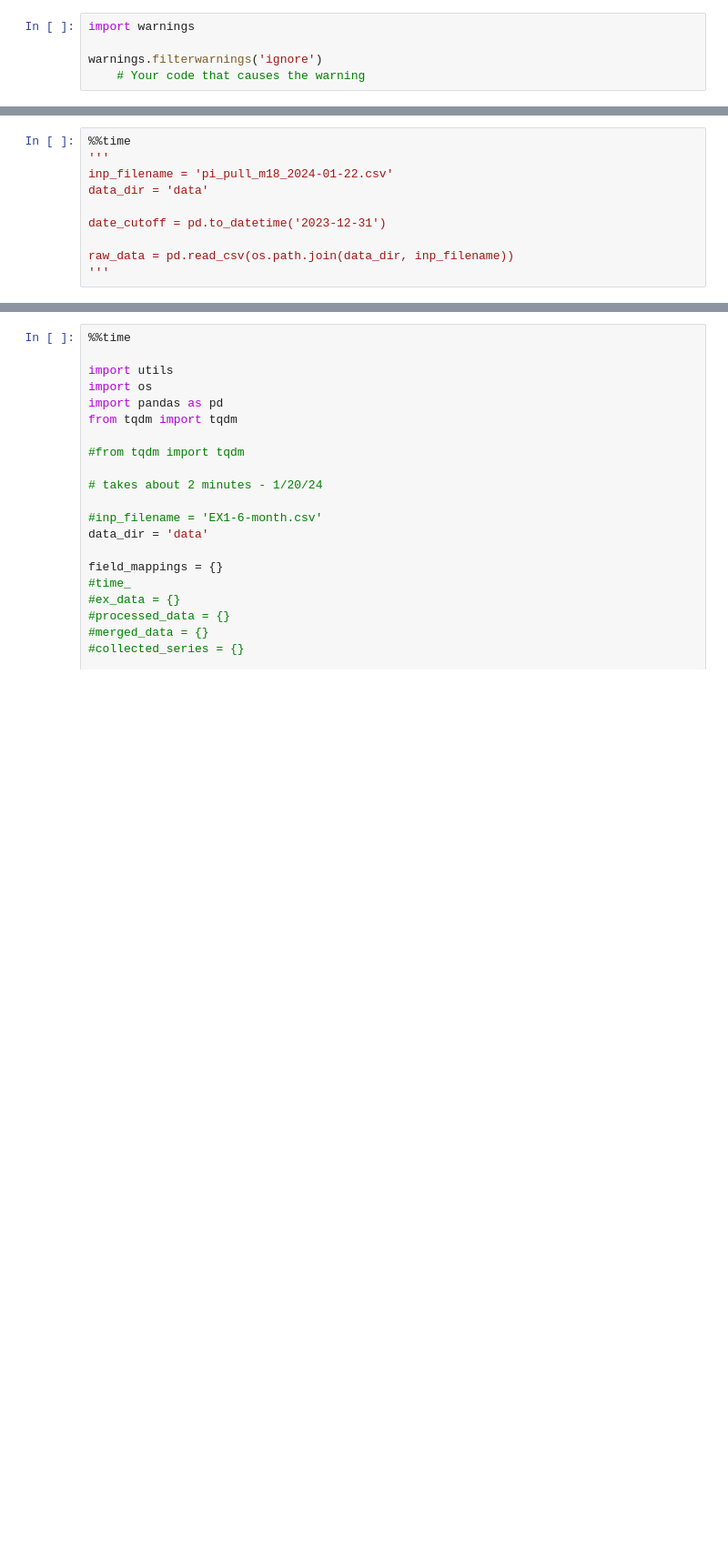
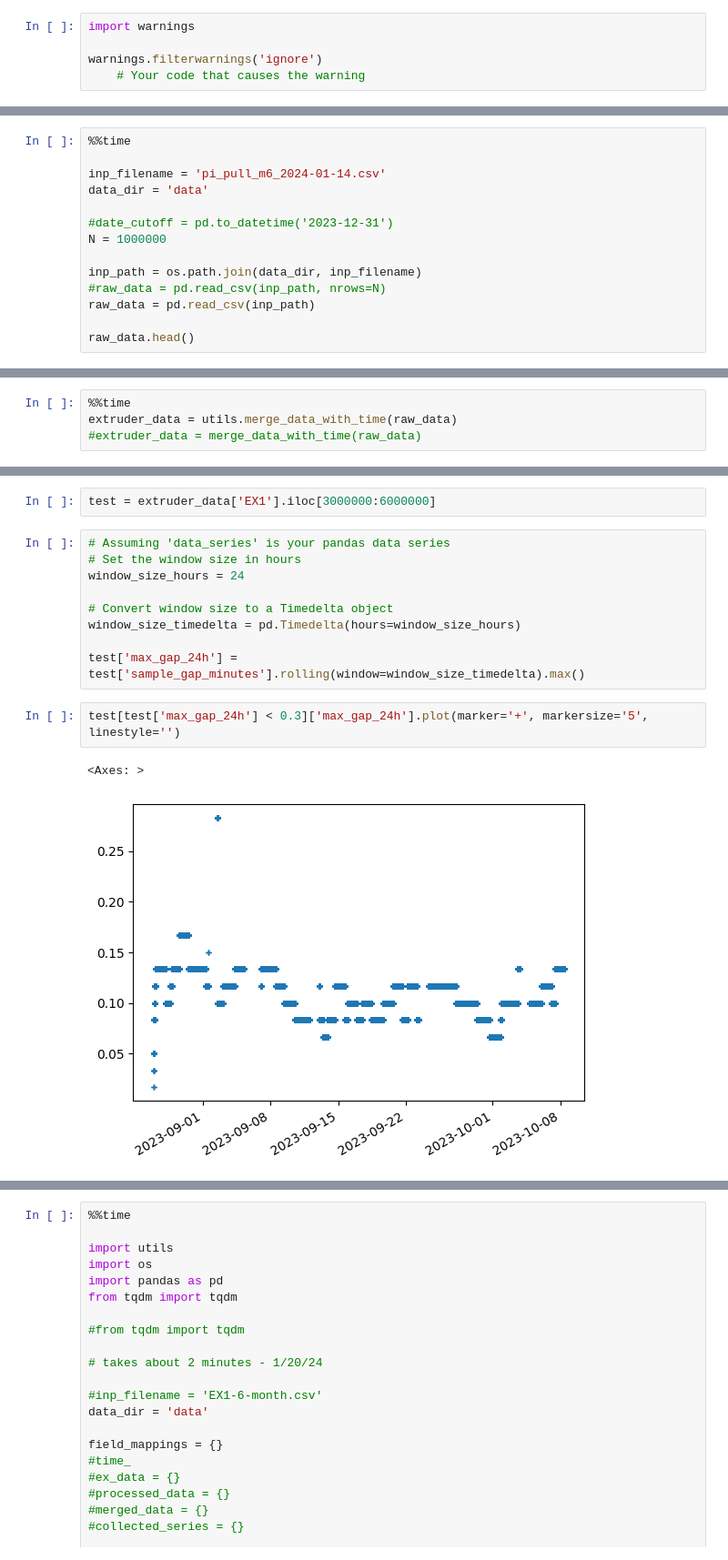
Before and after one commit to alterino/pellet_tech, a Jupyter notebook: model_dev/model_dev_preprocessing.ipynb, the cells around one changed output, grey strips where cells are left out. Shown at 91% size. Saved outputs shown, nothing was run; the diff lists cells and outputs as text; blank space fills up the shorter version.

```diff
--- a/model_dev/model_dev_preprocessing.ipynb
+++ b/model_dev/model_dev_preprocessing.ipynb
@@ -19,11 +20,15 @@ warnings.filterwarnings('ignore')
 # %%
 %%time
-'''
-inp_filename = 'pi_pull_m18_2024-01-22.csv'
+
+inp_filename = 'pi_pull_m6_2024-01-14.csv'
 data_dir = 'data'
 
-date_cutoff = pd.to_datetime('2023-12-31')
+#date_cutoff = pd.to_datetime('2023-12-31')
+N = 1000000
 
-raw_data = pd.read_csv(os.path.join(data_dir, inp_filename))
-'''
+inp_path = os.path.join(data_dir, inp_filename)
+#raw_data = pd.read_csv(inp_path, nrows=N)
+raw_data = pd.read_csv(inp_path)
+
+raw_data.head()
 # %% [output]
@@ -32,0 +127,4 @@ Wall time: 4.77 µs
+# %%
+%%time
+extruder_data = utils.merge_data_with_time(raw_data)
+#extruder_data = merge_data_with_time(raw_data)
@@ -32,0 +197,16 @@ Wall time: 4.77 µs
+# %%
+test = extruder_data['EX1'].iloc[3000000:6000000]
+# %%
+# Assuming 'data_series' is your pandas data series
+# Set the window size in hours
+window_size_hours = 24
+
+# Convert window size to a Timedelta object
+window_size_timedelta = pd.Timedelta(hours=window_size_hours)
+
+test['max_gap_24h'] = test['sample_gap_minutes'].rolling(window=window_size_timedelta).max()
+# %%
+test[test['max_gap_24h'] < 0.3]['max_gap_24h'].plot(marker='+', markersize='5', linestyle='')
+# %% [output]
+<Axes: >
+[figure, added]
```
Also changed, not shown: parts of 29 cells of this notebook, 2 other files.
